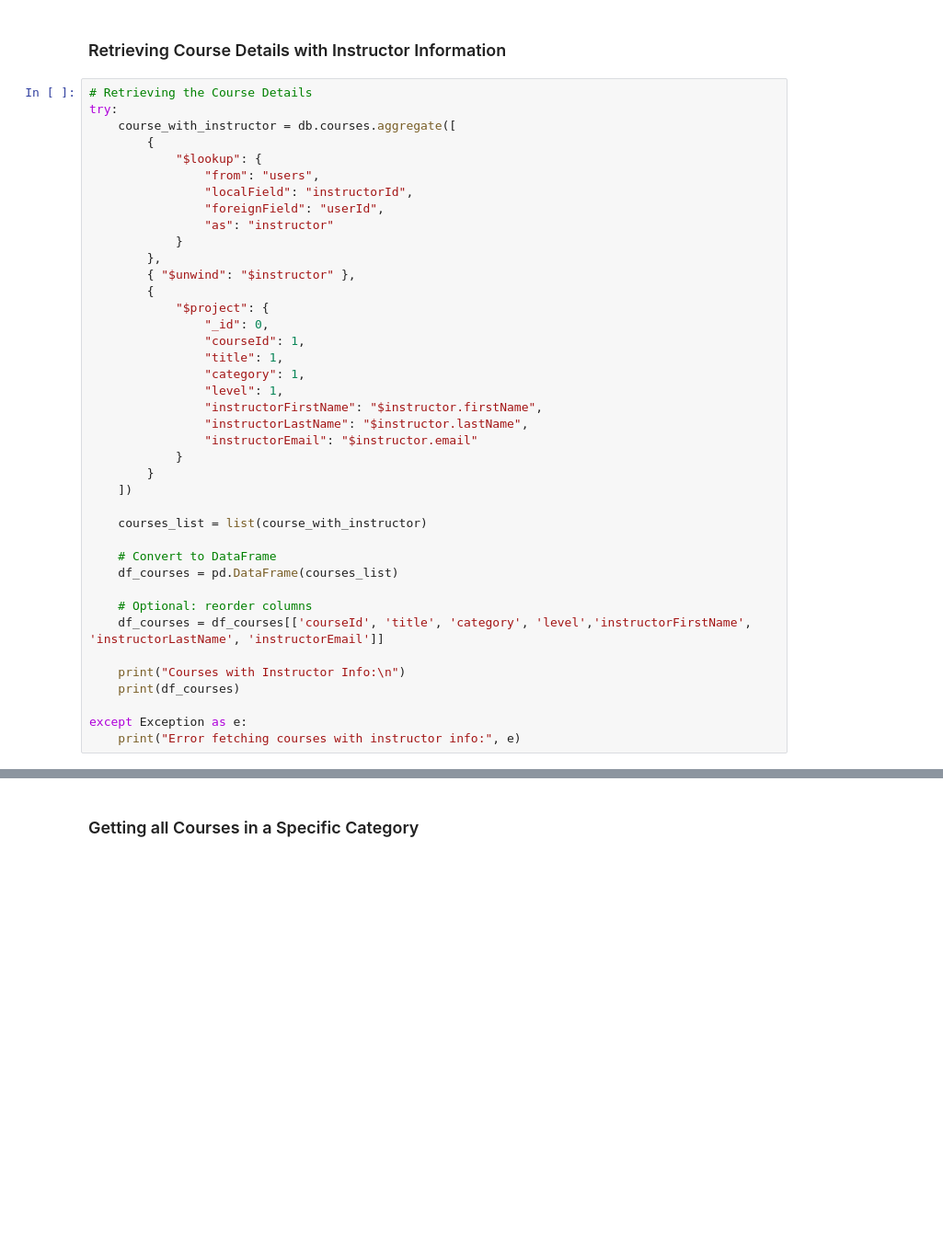
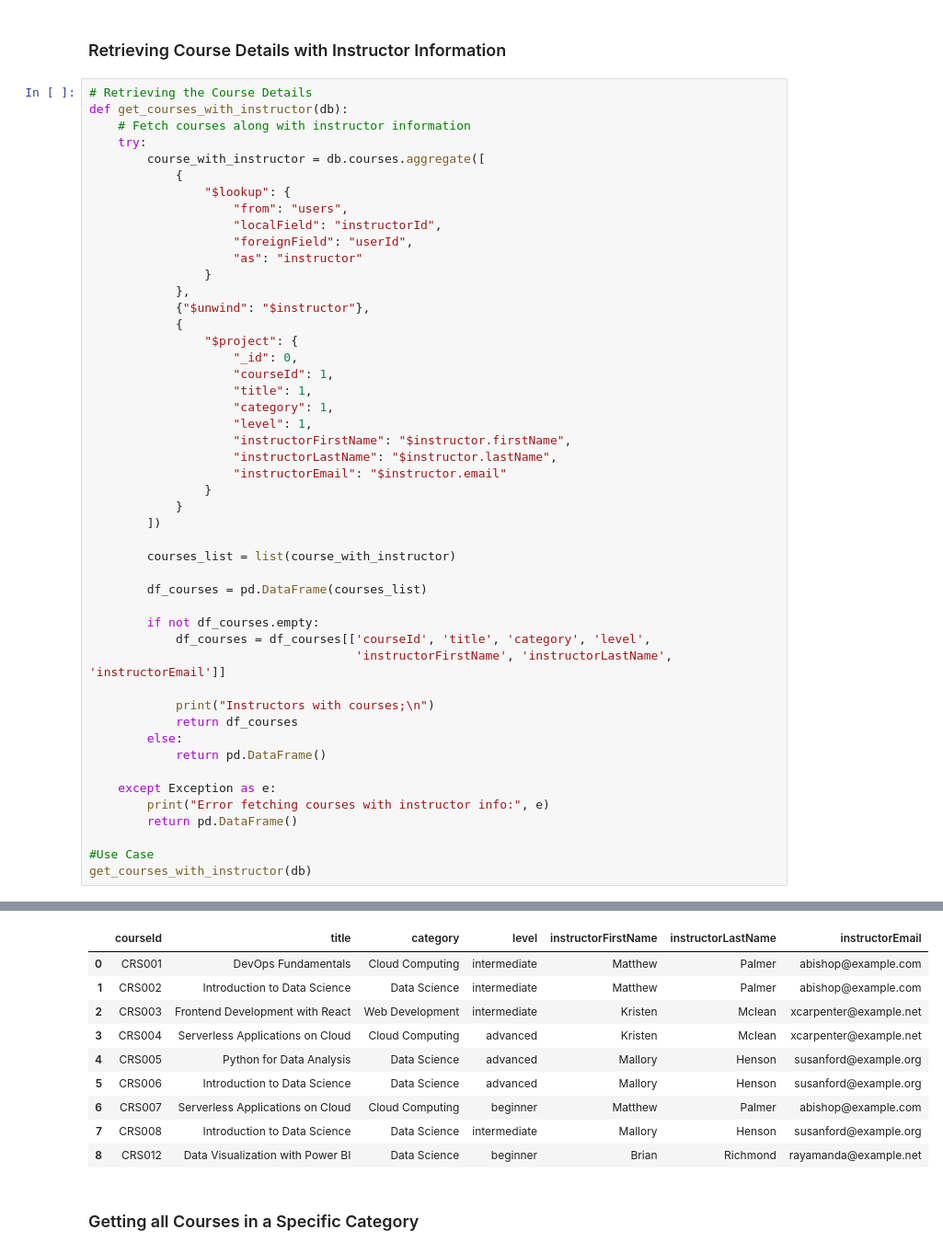
Before and after one commit to Eseroghene/EduHub-MongoDB-Project, a Jupyter notebook: src/eduhub_queries/CRUD operations.ipynb, the cells around one changed output, grey strips where cells are left out. Shown: that part at 92% size. Drawn from its saved outputs; the diff is of its cells as text; blank space fills up the shorter version.

Commit message:
Updated MongoDB EduHub Project

```diff
--- a/src/eduhub_queries/CRUD operations.ipynb
+++ b/src/eduhub_queries/CRUD operations.ipynb
@@ -144,42 +163,50 @@ Active Students:
 ### Retrieving Course Details with Instructor Information
 # %%
 # Retrieving the Course Details
-try:
-    course_with_instructor = db.courses.aggregate([
-        {
-            "$lookup": {
-                "from": "users",
-                "localField": "instructorId",
-                "foreignField": "userId",
-                "as": "instructor"
+def get_courses_with_instructor(db):
+    # Fetch courses along with instructor information
+    try:
+        course_with_instructor = db.courses.aggregate([
+            {
+                "$lookup": {
+                    "from": "users",
+                    "localField": "instructorId",
+                    "foreignField": "userId",
+                    "as": "instructor"
+                }
+            },
+            {"$unwind": "$instructor"},
+            {
+                "$project": {
+                    "_id": 0,
+                    "courseId": 1,
+                    "title": 1,
+                    "category": 1,
+                    "level": 1,
+                    "instructorFirstName": "$instructor.firstName",
+                    "instructorLastName": "$instructor.lastName",
+                    "instructorEmail": "$instructor.email"
+                }
             }
-        },
-        { "$unwind": "$instructor" },
-        {
-            "$project": {
-                "_id": 0,
-                "courseId": 1,
-                "title": 1,
-                "category": 1,
-                "level": 1,
-                "instructorFirstName": "$instructor.firstName",
-                "instructorLastName": "$instructor.lastName",
-                "instructorEmail": "$instructor.email"
-            }
-        }
-    ])
+        ])
 
-    courses_list = list(course_with_instructor)
+        courses_list = list(course_with_instructor)
 
-    # Convert to DataFrame
-    df_courses = pd.DataFrame(courses_list)
+        df_courses = pd.DataFrame(courses_list)
 
-    # Optional: reorder columns
-    df_courses = df_courses[['courseId', 'title', 'category', 'level','instructorFirstName', 'instructorLastName', 'instructorEmail']]
+        if not df_courses.empty:
+            df_courses = df_courses[['courseId', 'title', 'category', 'level',
+                                     'instructorFirstName', 'instructorLastName', 'instructorEmail']]
 
-    print("Courses with Instructor Info:\n")
-    print(df_courses)
+            print("Instructors with courses;\n")
+            return df_courses
+        else:
+            return pd.DataFrame()
 
-except Exception as e:
-    print("Error fetching courses with instructor info:", e)
+    except Exception as e:
+        print("Error fetching courses with instructor info:", e)
+        return pd.DataFrame()
+
+#Use Case
+get_courses_with_instructor(db)
 # %% [output]
@@ -203,3 +214,13 @@ Courses with Instructor Info:
+|  | courseId | title | category | level | instructorFirstName | instructorLastName | instructorEmail |
+| 0 | CRS001 | DevOps Fundamentals | Cloud Computing | intermediate | Matthew | Palmer | abishop@example.com |
+| 1 | CRS002 | Introduction to Data Science | Data Science | intermediate | Matthew | Palmer | abishop@example.com |
+| 2 | CRS003 | Frontend Development with React | Web Development | intermediate | Kristen | Mclean | xcarpenter@example.net |
+| 3 | CRS004 | Serverless Applications on Cloud | Cloud Computing | advanced | Kristen | Mclean | xcarpenter@example.net |
+| 4 | CRS005 | Python for Data Analysis | Data Science | advanced | Mallory | Henson | susanford@example.org |
+| 5 | CRS006 | Introduction to Data Science | Data Science | advanced | Mallory | Henson | susanford@example.org |
+| 6 | CRS007 | Serverless Applications on Cloud | Cloud Computing | beginner | Matthew | Palmer | abishop@example.com |
+| 7 | CRS008 | Introduction to Data Science | Data Science | intermediate | Mallory | Henson | susanford@example.org |
+| 8 | CRS012 | Data Visualization with Power BI | Data Science | beginner | Brian | Richmond | rayamanda@example.net |
 # %% [markdown]
 ###  Getting all Courses in a Specific Category
 # %%
```
Also changed, not shown: parts of 17 cells of this notebook, 8 other files.
